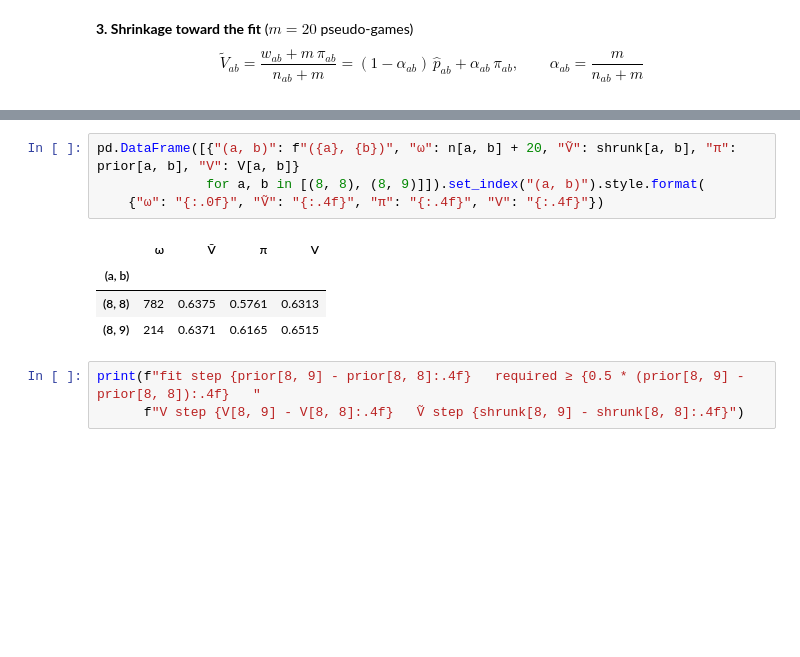
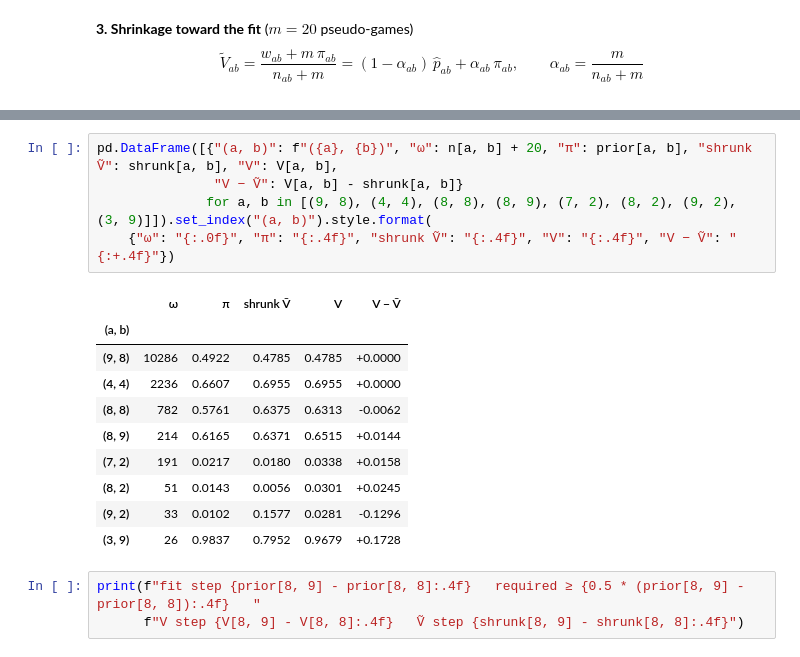
Before and after one commit to shanelee2027/CodenamesAI, a Jupyter notebook: notebooks/value_model_comfort_1028.ipynb, the cells around one changed output, grey strips where cells are left out. Drawn from its saved outputs; the diff is of its cells as text; blank space fills up the shorter version.

```diff
--- a/notebooks/value_model_comfort_1028.ipynb
+++ b/notebooks/value_model_comfort_1028.ipynb
@@ -137,12 +140,19 @@ $c = 0$: ties allowed (old V, `win_value.npz`). $c = 1$: leaves $[0, 1]$. Comput
 # %%
-pd.DataFrame([{"(a, b)": f"({a}, {b})", "ω": n[a, b] + 20, "Ṽ": shrunk[a, b], "π": prior[a, b], "V": V[a, b]}
-              for a, b in [(8, 8), (8, 9)]]).set_index("(a, b)").style.format(
-    {"ω": "{:.0f}", "Ṽ": "{:.4f}", "π": "{:.4f}", "V": "{:.4f}"})
+pd.DataFrame([{"(a, b)": f"({a}, {b})", "ω": n[a, b] + 20, "π": prior[a, b], "shrunk Ṽ": shrunk[a, b], "V": V[a, b],
+               "V − Ṽ": V[a, b] - shrunk[a, b]}
+              for a, b in [(9, 8), (4, 4), (8, 8), (8, 9), (7, 2), (8, 2), (9, 2), (3, 9)]]).set_index("(a, b)").style.format(
+    {"ω": "{:.0f}", "π": "{:.4f}", "shrunk Ṽ": "{:.4f}", "V": "{:.4f}", "V − Ṽ": "{:+.4f}"})
 # %% [output]
-|  | ω | Ṽ | π | V |
-| (a, b) |  |  |  |  |
-| (8, 8) | 782 | 0.6375 | 0.5761 | 0.6313 |
-| (8, 9) | 214 | 0.6371 | 0.6165 | 0.6515 |
+|  | ω | π | shrunk Ṽ | V | V − Ṽ |
+| (a, b) |  |  |  |  |  |
+| (9, 8) | 10286 | 0.4922 | 0.4785 | 0.4785 | +0.0000 |
+| (4, 4) | 2236 | 0.6607 | 0.6955 | 0.6955 | +0.0000 |
+| (8, 8) | 782 | 0.5761 | 0.6375 | 0.6313 | -0.0062 |
+| (8, 9) | 214 | 0.6165 | 0.6371 | 0.6515 | +0.0144 |
+| (7, 2) | 191 | 0.0217 | 0.0180 | 0.0338 | +0.0158 |
+| (8, 2) | 51 | 0.0143 | 0.0056 | 0.0301 | +0.0245 |
+| (9, 2) | 33 | 0.0102 | 0.1577 | 0.0281 | -0.1296 |
+| (3, 9) | 26 | 0.9837 | 0.7952 | 0.9679 | +0.1728 |
 # %%
 print(f"fit step {prior[8, 9] - prior[8, 8]:.4f}   required ≥ {0.5 * (prior[8, 9] - prior[8, 8]):.4f}   "
       f"V step {V[8, 9] - V[8, 8]:.4f}   Ṽ step {shrunk[8, 9] - shrunk[8, 8]:.4f}")
```
Also changed, not shown: parts of 2 cells of this notebook, 1 other file.
